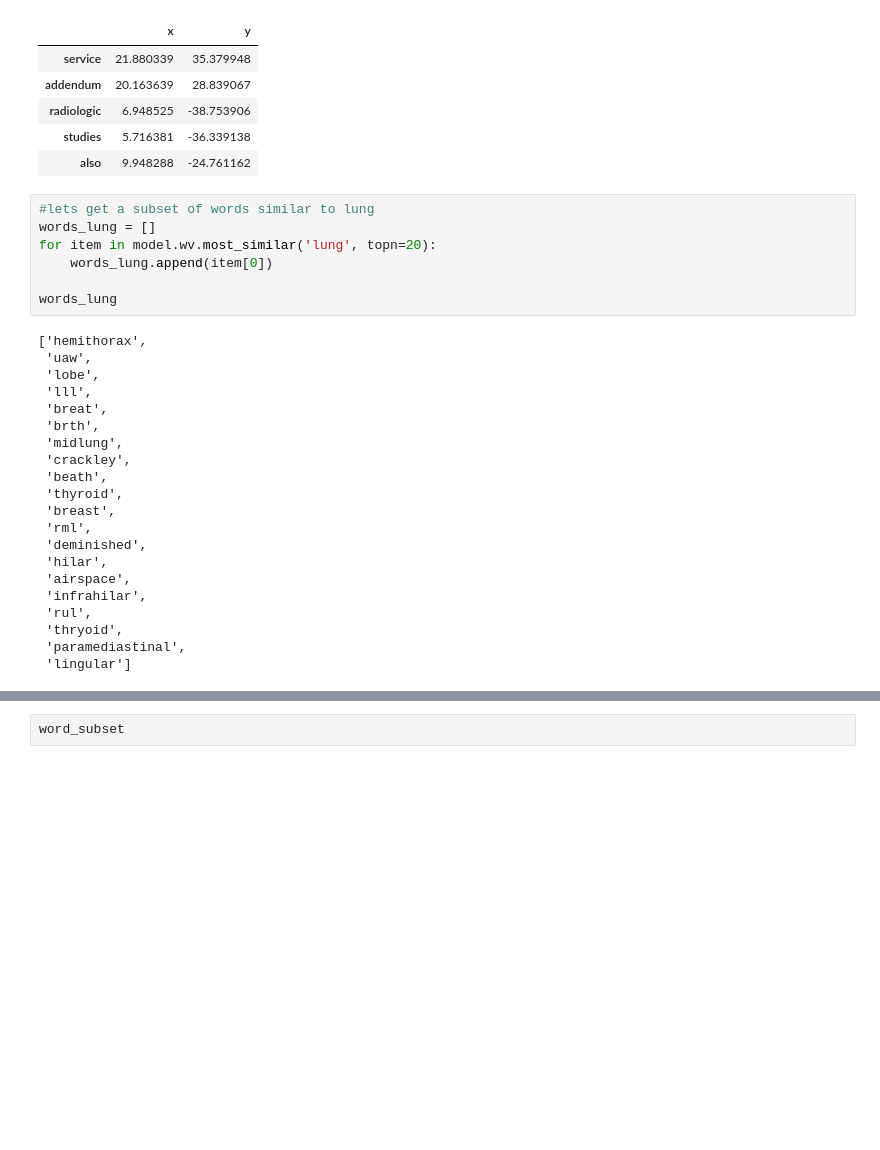
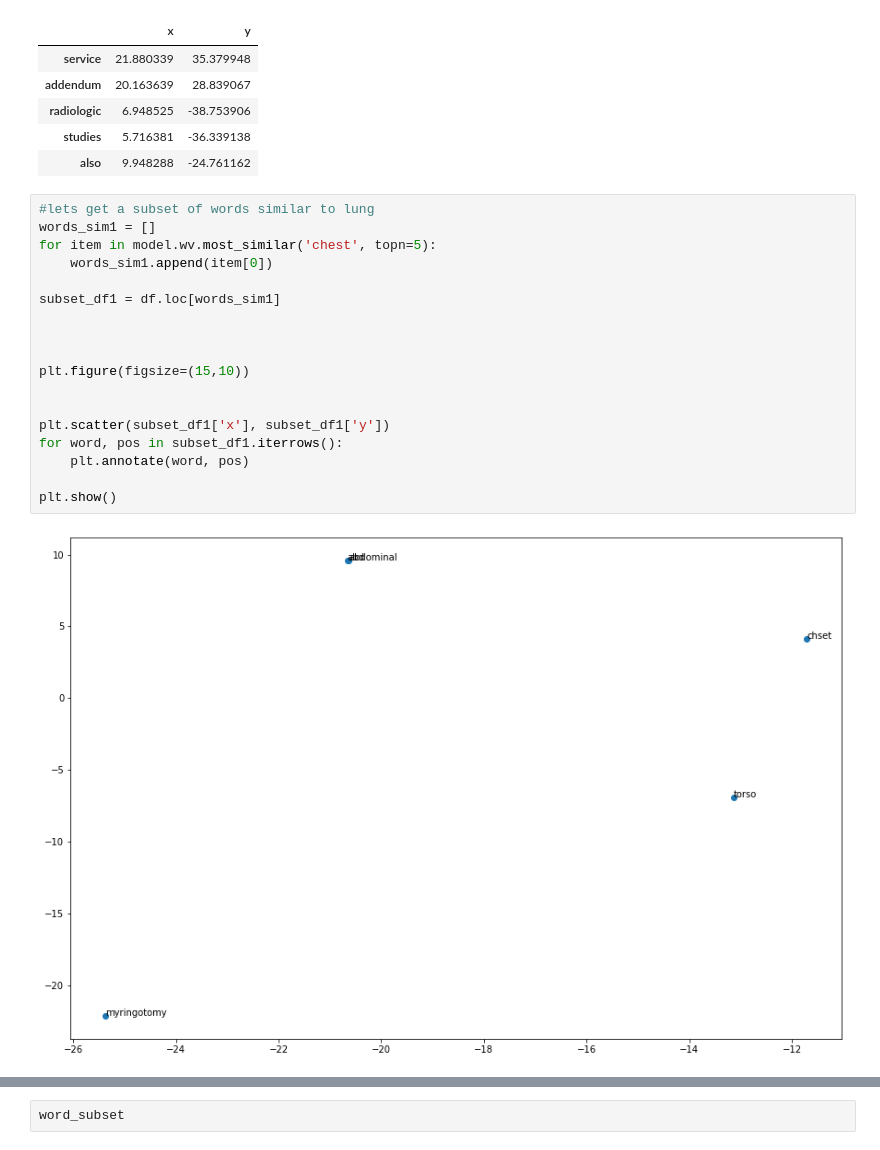
Before and after one commit to bestpredicts/NLP_Projects, a Jupyter notebook: OxLegalReasoning/visualise_word2vec.ipynb, the cells around one changed output, grey strips where cells are left out. Cells and saved outputs as stored; diff of their text form; blank space fills up the shorter version.

```diff
--- a/OxLegalReasoning/visualise_word2vec.ipynb
+++ b/OxLegalReasoning/visualise_word2vec.ipynb
@@ -79,31 +79,23 @@ df.head()
 | also | 9.948288 | -24.761162 |
 # %%
 #lets get a subset of words similar to lung
-words_lung = []
-for item in model.wv.most_similar('lung', topn=20):
-    words_lung.append(item[0])
+words_sim1 = []
+for item in model.wv.most_similar('chest', topn=5):
+    words_sim1.append(item[0])
 
-words_lung
+subset_df1 = df.loc[words_sim1]
+
+
+
+plt.figure(figsize=(15,10))
+
+
+plt.scatter(subset_df1['x'], subset_df1['y'])
+for word, pos in subset_df1.iterrows():
+    plt.annotate(word, pos)
+
+plt.show()
 # %% [output]
-['hemithorax',
- 'uaw',
- 'lobe',
- 'lll',
- 'breat',
- 'brth',
- 'midlung',
- 'crackley',
- 'beath',
- 'thyroid',
- 'breast',
- 'rml',
- 'deminished',
- 'hilar',
- 'airspace',
- 'infrahilar',
- 'rul',
- 'thryoid',
- 'paramediastinal',
- 'lingular']
+[figure, added]
 # %%
 # thhen get words related to leg
```
Also changed, not shown: parts of 7 cells of this notebook, 6 other files.
